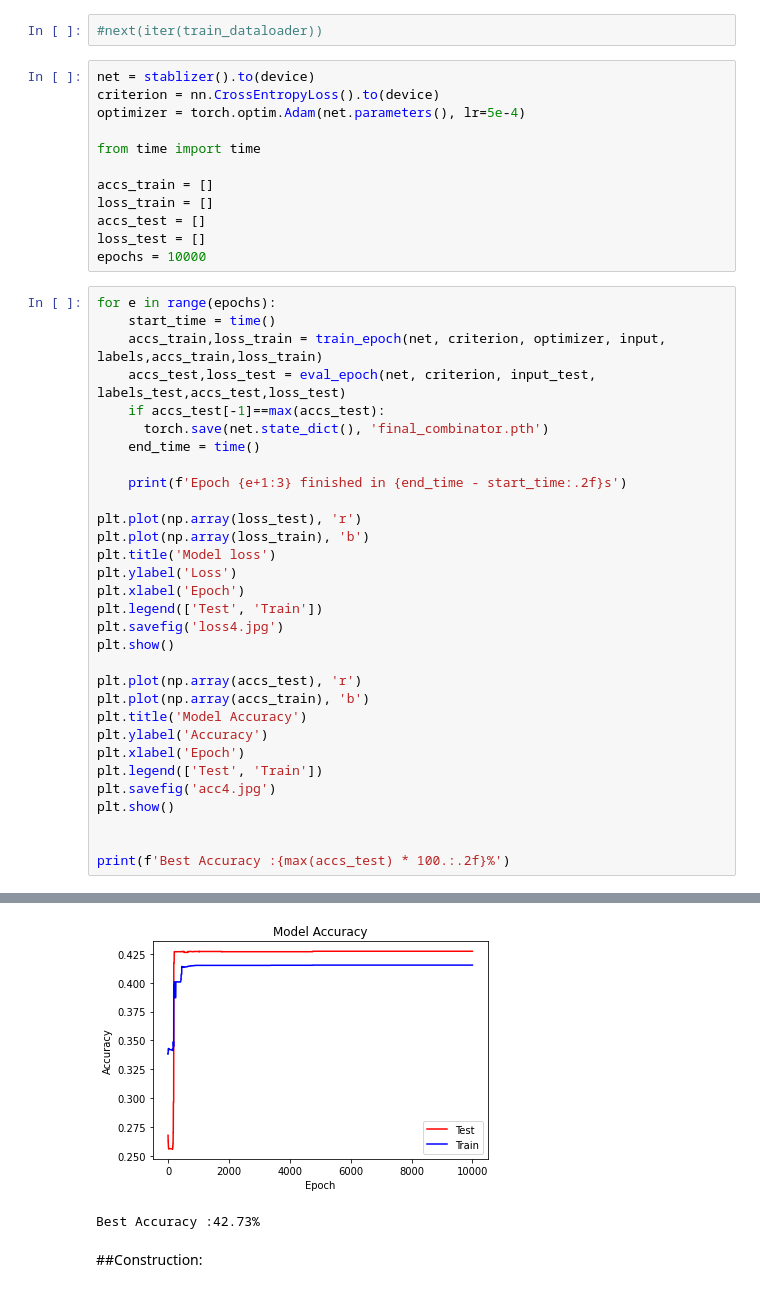
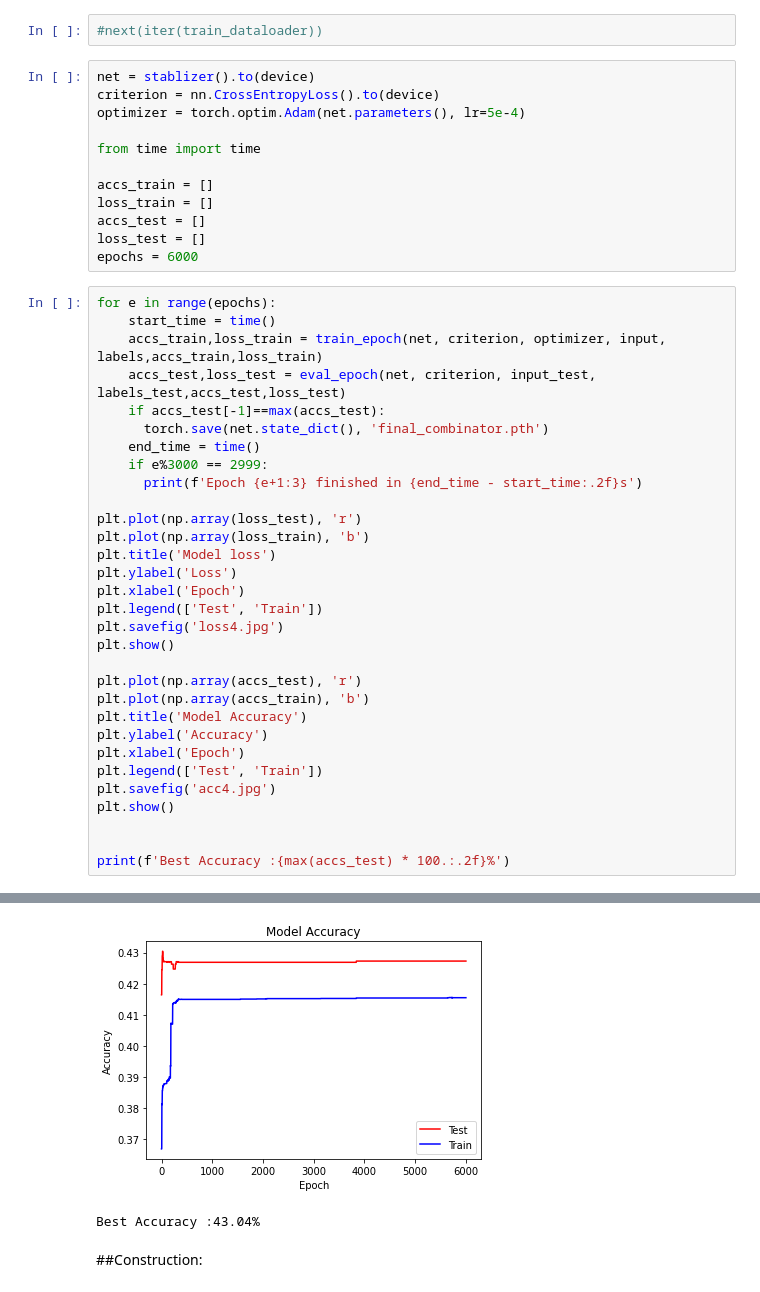
Before and after one commit to Nikelroid/Multi-Modal-Sentiment-Classification, a Jupyter notebook: Phase-1/Phase1_Part3.ipynb, the cells around one changed output, grey strips where cells are left out. Cells and saved outputs as stored; diff of their text form.

```diff
--- a/Phase-1/Phase1_Part3.ipynb
+++ b/Phase-1/Phase1_Part3.ipynb
@@ -576,7 +576,7 @@ accs_train = []
 loss_train = []
 accs_test = []
 loss_test = []
-epochs = 10000
+epochs = 6000
 # %%
 for e in range(epochs):
     start_time = time()
@@ -585,8 +585,8 @@ for e in range(epochs):
     if accs_test[-1]==max(accs_test):
       torch.save(net.state_dict(), 'final_combinator.pth')
     end_time = time()
-
-    print(f'Epoch {e+1:3} finished in {end_time - start_time:.2f}s')
+    if e%3000 == 2999:
+      print(f'Epoch {e+1:3} finished in {end_time - start_time:.2f}s')
 
 plt.plot(np.array(loss_test), 'r')
 plt.plot(np.array(loss_train), 'b')
@@ -630,5 +615,5 @@ Epoch 10000 finished in 0.01s
-[figure, old version]
+[figure, new version]
-Best Accuracy :42.73%
+Best Accuracy :43.04%
 # %% [markdown]
 ##Construction:
 # %%
```
Also changed, not shown: parts of 1 cell of this notebook.
